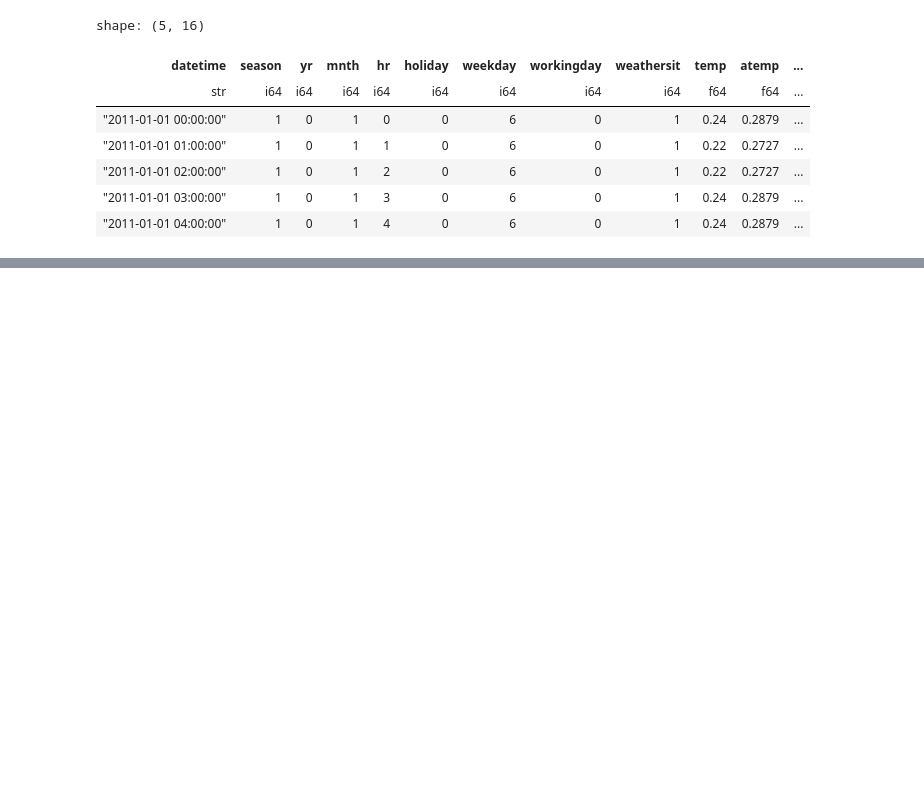
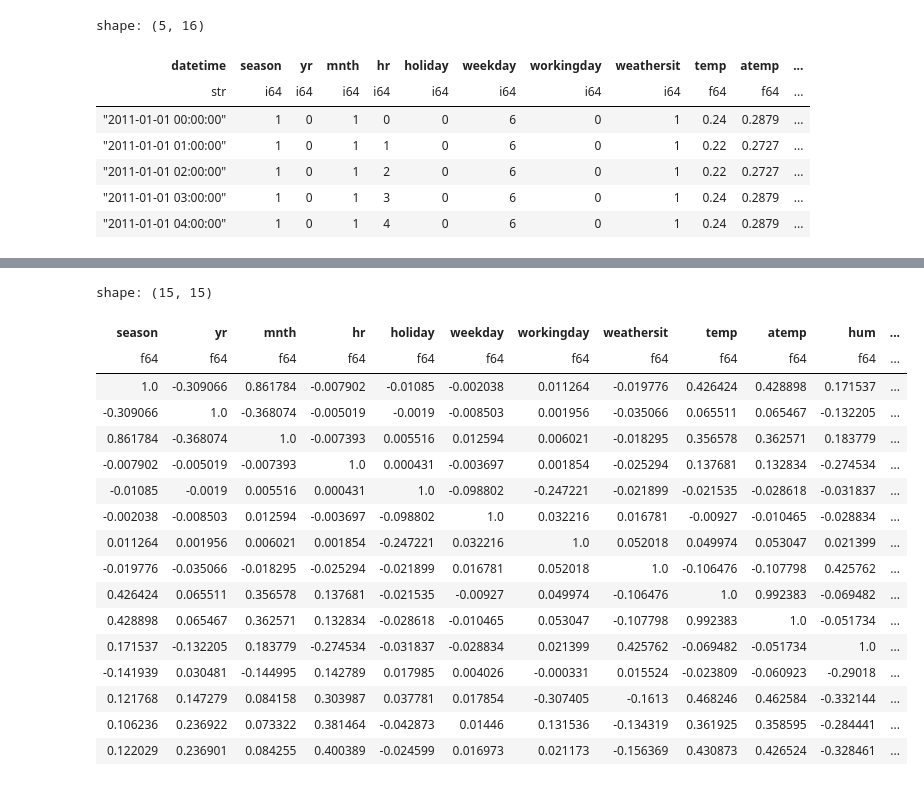
Before and after one commit to chineidu/Bike-Rental-Prediction, a Jupyter notebook: notebooks/00-lab.ipynb, the cells around one changed output, grey strips where cells are left out. Saved outputs shown, nothing was run; the diff lists cells and outputs as text; code cells hidden in the pictures; blank space fills up the shorter version.

```diff
--- a/notebooks/00-lab.ipynb
+++ b/notebooks/00-lab.ipynb
@@ -64,3 +88,15 @@ shape: (5, 16)
 | "2011-01-01 02:00:00" | 1 | 0 | 1 | 2 | 0 | 6 | 0 | 1 | 0.22 | 0.2727 | ... |
 | "2011-01-01 03:00:00" | 1 | 0 | 1 | 3 | 0 | 6 | 0 | 1 | 0.24 | 0.2879 | ... |
 | "2011-01-01 04:00:00" | 1 | 0 | 1 | 4 | 0 | 6 | 0 | 1 | 0.24 | 0.2879 | ... |
+# %%
+import narwhals as nw
+from narwhals.typing import IntoDataFrameT, IntoFrameT
+
+
+def func(df: IntoDataFrameT, s: nw.Series, col_name: str) -> int:
+    return nw.from_native(df).filter(nw.col(col_name).is_in(s)).shape[0]
+
+
+df = pd.DataFrame({"a": [1, 1, 2, 2, 3], "b": [4, 5, 6, 7, 8]})
+s = pd.Series([1, 3])
+print(func(df, s.to_numpy(), "a"))
@@ -66,0 +865,50 @@ shape: (5, 16)
+# %%
+# Test with both Pandas and Polars data
+df_pandas = pd.DataFrame(
+    {
+        "name": ["Alice", "Bob", "Charlie", "Anya", "Eve", "Olivia"],
+        "age": [25, 30, 35, 28, 25, 38],
+        "role": ["Engineer", "Manager", "Engineer", "Engineer", "HR", "Engineer"],
+        "salary": [85000, 55000, 65000, 55000, 48000, 72000],
+        "self_employed": [True, False, True, False, True, False],
+    }
+)
+
+df_polars = pl.DataFrame(
+    {
+        "name": ["Alice", "Bob", "Charlie", "Anya", "Eve", "Olivia"],
+        "age": [25, 30, 35, 28, 25, 38],
+        "role": ["Engineer", "Manager", "Engineer", "Engineer", "HR", "Engineer"],
+        "salary": [85000, 55000, 65000, 55000, 48000, 72000],
+        "self_employed": [True, False, True, False, True, False],
+    }
+)
+
+# print("Testing with Pandas DataFrame:")
+# print("=" * 40)
+# eda_pandas = ExploratoryDataAnalysis(df_pandas)
+# result_pandas = eda_pandas.numeric_summary()
+# print(f"Result type: {type(result_pandas)}")
+# print()
+
+# print("Testing with Polars DataFrame:")
+# print("=" * 40)
+# eda_polars = ExploratoryDataAnalysis(df_polars)
+# result_polars = eda_polars.numeric_summary()
+# print(f"Result type: {type(result_polars)}")
+
+# print("\nPandas result:")
+# display(result_pandas)
+
+# print("\nPolars result:")
+# display(result_polars)
+
+
+eda_pandas = ExploratoryDataAnalysis(data)
+eda_pandas.numeric_summary()
+
+res = eda_pandas.categorical_summary()
+display(res)
+
+eda_pandas.correlation_analysis()
+# %% [output]
@@ -66,0 +919,18 @@ shape: (5, 16)
+shape: (15, 15)
+| season | yr | mnth | hr | holiday | weekday | workingday | weathersit | temp | atemp | hum | ... |
+| f64 | f64 | f64 | f64 | f64 | f64 | f64 | f64 | f64 | f64 | f64 | ... |
+| 1.0 | -0.309066 | 0.861784 | -0.007902 | -0.01085 | -0.002038 | 0.011264 | -0.019776 | 0.426424 | 0.428898 | 0.171537 | ... |
+| -0.309066 | 1.0 | -0.368074 | -0.005019 | -0.0019 | -0.008503 | 0.001956 | -0.035066 | 0.065511 | 0.065467 | -0.132205 | ... |
+| 0.861784 | -0.368074 | 1.0 | -0.007393 | 0.005516 | 0.012594 | 0.006021 | -0.018295 | 0.356578 | 0.362571 | 0.183779 | ... |
+| -0.007902 | -0.005019 | -0.007393 | 1.0 | 0.000431 | -0.003697 | 0.001854 | -0.025294 | 0.137681 | 0.132834 | -0.274534 | ... |
+| -0.01085 | -0.0019 | 0.005516 | 0.000431 | 1.0 | -0.098802 | -0.247221 | -0.021899 | -0.021535 | -0.028618 | -0.031837 | ... |
+| -0.002038 | -0.008503 | 0.012594 | -0.003697 | -0.098802 | 1.0 | 0.032216 | 0.016781 | -0.00927 | -0.010465 | -0.028834 | ... |
+| 0.011264 | 0.001956 | 0.006021 | 0.001854 | -0.247221 | 0.032216 | 1.0 | 0.052018 | 0.049974 | 0.053047 | 0.021399 | ... |
+| -0.019776 | -0.035066 | -0.018295 | -0.025294 | -0.021899 | 0.016781 | 0.052018 | 1.0 | -0.106476 | -0.107798 | 0.425762 | ... |
+| 0.426424 | 0.065511 | 0.356578 | 0.137681 | -0.021535 | -0.00927 | 0.049974 | -0.106476 | 1.0 | 0.992383 | -0.069482 | ... |
+| 0.428898 | 0.065467 | 0.362571 | 0.132834 | -0.028618 | -0.010465 | 0.053047 | -0.107798 | 0.992383 | 1.0 | -0.051734 | ... |
+| 0.171537 | -0.132205 | 0.183779 | -0.274534 | -0.031837 | -0.028834 | 0.021399 | 0.425762 | -0.069482 | -0.051734 | 1.0 | ... |
+| -0.141939 | 0.030481 | -0.144995 | 0.142789 | 0.017985 | 0.004026 | -0.000331 | 0.015524 | -0.023809 | -0.060923 | -0.29018 | ... |
+| 0.121768 | 0.147279 | 0.084158 | 0.303987 | 0.037781 | 0.017854 | -0.307405 | -0.1613 | 0.468246 | 0.462584 | -0.332144 | ... |
+| 0.106236 | 0.236922 | 0.073322 | 0.381464 | -0.042873 | 0.01446 | 0.131536 | -0.134319 | 0.361925 | 0.358595 | -0.284441 | ... |
+| 0.122029 | 0.236901 | 0.084255 | 0.400389 | -0.024599 | 0.016973 | 0.021173 | -0.156369 | 0.430873 | 0.426524 | -0.328461 | ... |
```
Also changed, not shown: parts of 21 cells of this notebook, 7 other files.
